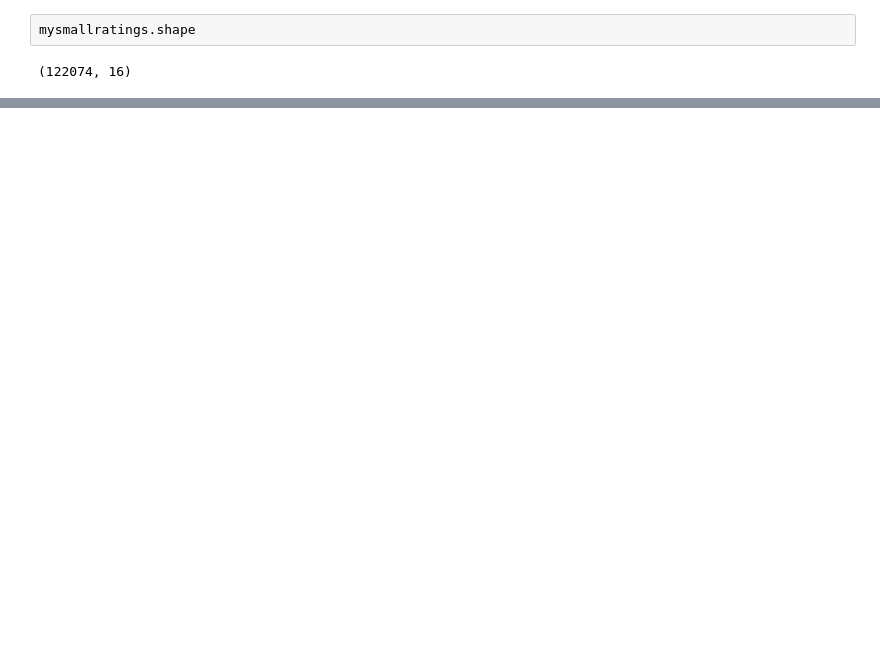
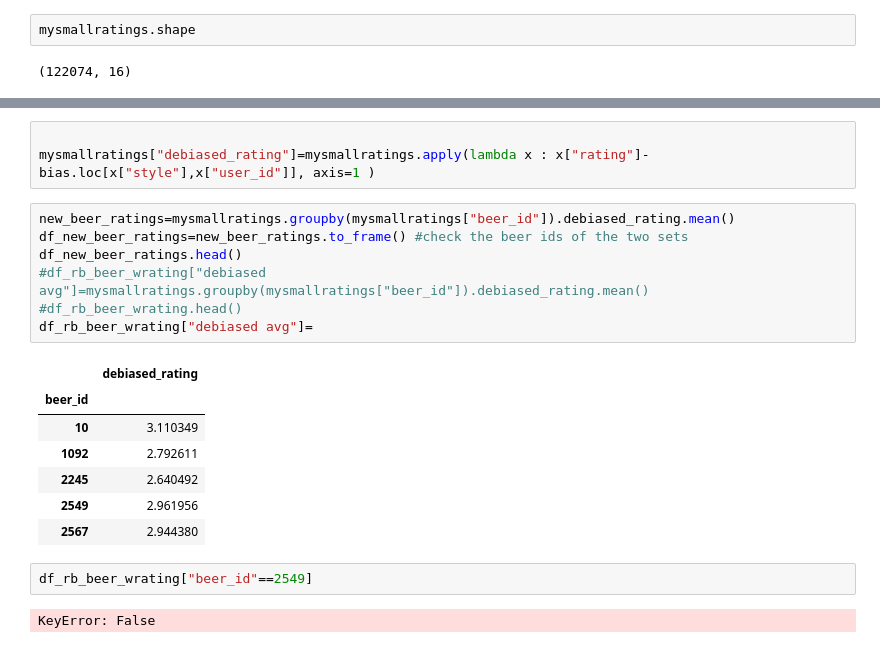
Before and after one commit to epfl-ada/ada-2022-project-hotchocolate, a Jupyter notebook: P3_Auriane_WIP.ipynb, the cells around one changed output, grey strips where cells are left out. Saved outputs shown, nothing was run; the diff lists cells and outputs as text; blank space fills up the shorter version.

```diff
--- a/P3_Auriane_WIP.ipynb
+++ b/P3_Auriane_WIP.ipynb
@@ -1099,0 +1101,22 @@ for index, row in mysmallratings.iterrows() :
+# %%
+
+mysmallratings["debiased_rating"]=mysmallratings.apply(lambda x : x["rating"]-bias.loc[x["style"],x["user_id"]], axis=1 )
+# %%
+new_beer_ratings=mysmallratings.groupby(mysmallratings["beer_id"]).debiased_rating.mean()
+df_new_beer_ratings=new_beer_ratings.to_frame() #check the beer ids of the two sets
+df_new_beer_ratings.head()
+#df_rb_beer_wrating["debiased avg"]=mysmallratings.groupby(mysmallratings["beer_id"]).debiased_rating.mean()
+#df_rb_beer_wrating.head()
+df_rb_beer_wrating["debiased avg"]=
+# %% [output]
+|  | debiased_rating |
+| beer_id |  |
+| 10 | 3.110349 |
+| 1092 | 2.792611 |
+| 2245 | 2.640492 |
+| 2549 | 2.961956 |
+| 2567 | 2.944380 |
+# %%
+df_rb_beer_wrating["beer_id"==2549]
+# %% [output]
+KeyError: False
```
Also changed, not shown: parts of 3 cells of this notebook.
